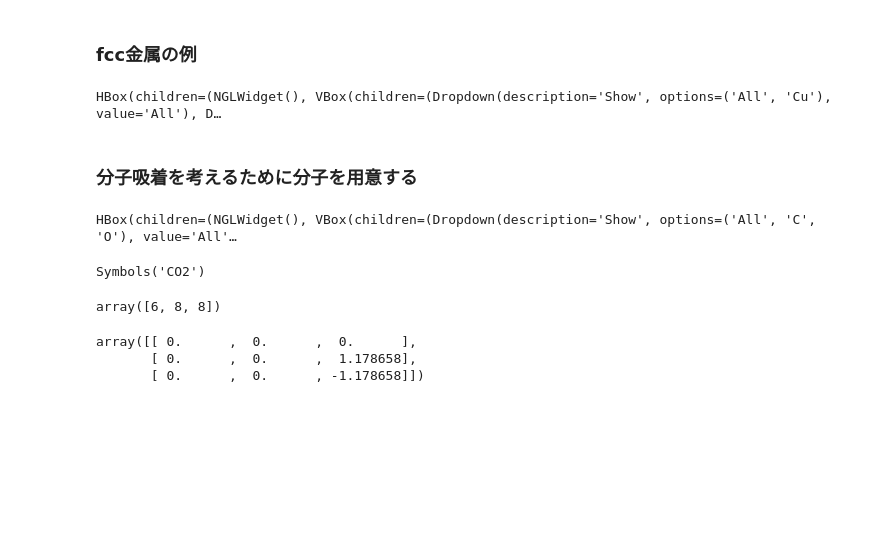
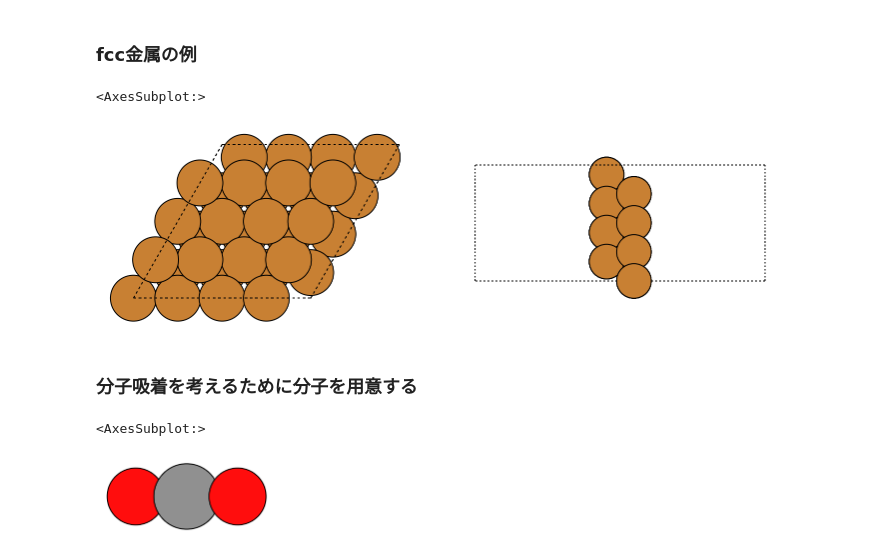
Before and after one commit to dockerytong/qe_ESM_RISM, a Jupyter notebook: notebook/02ASE.ipynb, the cells around one changed output. Cells and saved outputs as stored; diff of their text form; code cells hidden in the pictures; blank space fills up the shorter version.

```diff
--- a/notebook/02ASE.ipynb
+++ b/notebook/02ASE.ipynb
@@ -34,27 +29,23 @@ ASEにはあらかじめ典型的な表面構造を作る関数が用意され
 # %%
 slab = fcc111('Cu', size=(4,4,2), vacuum=10.0)
 slab.wrap() # 普通に作ると、ユニットセルをはみ出す原子があるので、ユニットセル内にwrapする。
-view(slab, viewer='ngl')
+fig, ax = plt.subplots(1,2, figsize=(12, 6))
+ax[0].set_axis_off()
+ax[1].set_axis_off()
+plot_atoms(slab, ax[0], radii=1.0, rotation=('0x,0y,0z'))
+plot_atoms(slab, ax[1], radii=1.0, rotation=('90x,90y,90z'))
+#view(slab, viewer='ngl')
 # %% [output]
-HBox(children=(NGLWidget(), VBox(children=(Dropdown(description='Show', options=('All', 'Cu'), value='All'), D…
+<AxesSubplot:>
+[figure, added]
 # %% [markdown]
 ### 分子吸着を考えるために分子を用意する
 # %%
 atoms = molecule('CO2')
-view(atoms, viewer='ngl')
+fig, ax = plt.subplots(1,1, figsize=(3,1.5))
+ax.set_axis_off()
+plot_atoms(atoms, ax, radii=1.0, rotation=('0x,90y,0z'))
+#view(atoms, viewer='ngl')
 # %% [output]
-HBox(children=(NGLWidget(), VBox(children=(Dropdown(description='Show', options=('All', 'C', 'O'), value='All'…
+<AxesSubplot:>
+[figure, added]
-# %%
-atoms.symbols
-# %% [output]
-Symbols('CO2')
-# %%
-atoms.numbers
-# %% [output]
-array([6, 8, 8])
-# %%
-atoms.positions
-# %% [output]
-array([[ 0.      ,  0.      ,  0.      ],
-       [ 0.      ,  0.      ,  1.178658],
-       [ 0.      ,  0.      , -1.178658]])
```
Also changed, not shown: parts of 2 cells of this notebook, 1 other file.
